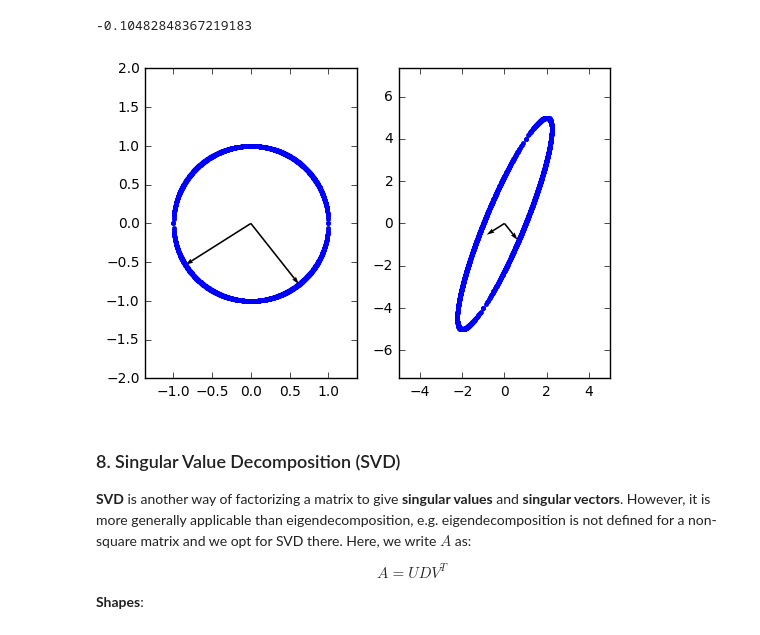
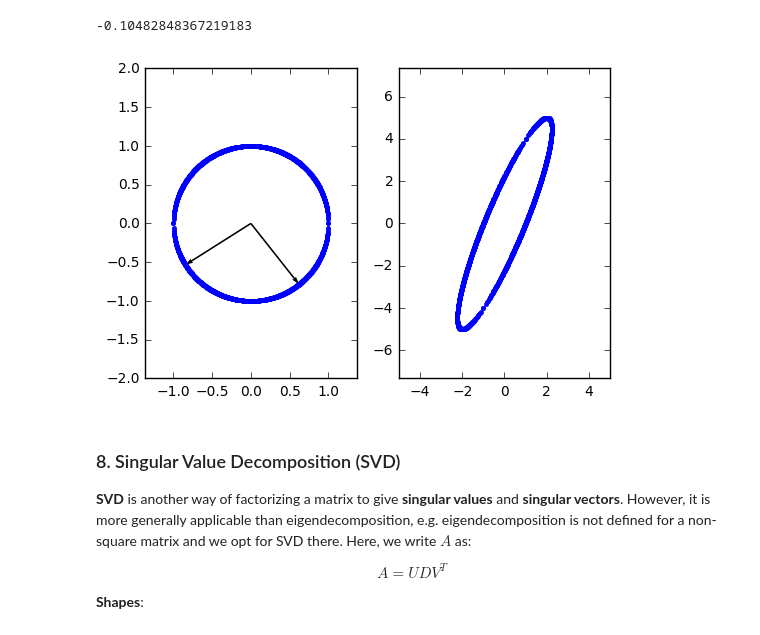
Before and after one commit to dalmia/Deep-Learning-Book-Chapter-Summaries, a Jupyter notebook: Chapter 2 - Linear Algebra.ipynb, the cells around one changed output. Cells and saved outputs as stored; diff of their text form; code cells hidden in the pictures.

Commit message:
FIX: Chapter 2 plot and punctuations

```diff
--- a/Chapter 2 - Linear Algebra.ipynb
+++ b/Chapter 2 - Linear Algebra.ipynb
@@ -191,27 +191,25 @@ trans = np.dot(A, u.T).T
 # %%
 fig = plt.figure()
 arrow_dir = np.array([[0, 0, v[0][0], v[0][1]], [0, 0, v[1][0], v[1][1]]])
 X, Y, U, V = zip(*arrow_dir)
 ax = fig.add_subplot(1, 2, 1)
 plt.plot(x_values, y_values, '.')
 ax.quiver(X, Y, U, V, angles='xy', scale_units='xy', scale=1)
 ax.axis('equal')
 
 plt.xlim([-2, 2])
 plt.ylim([-2, 2])
 
 
 ax = fig.add_subplot(1, 2, 2)
 ax.axis('equal')
 plt.plot(trans[:, 0], trans[:, 1], '.')
-ax.quiver(X, Y, U, V, angles='xy', scale_units='xy', scale=1)
-
 
 plt.xlim([-5, 5])
 plt.ylim([-5, 5])
 plt.show()
 # %% [output]
-[figure, old version]
+[figure, new version]
 # %% [markdown]
 ### 8. Singular Value Decomposition (SVD)
 
```
Also changed, not shown: parts of 1 cell of this notebook.
